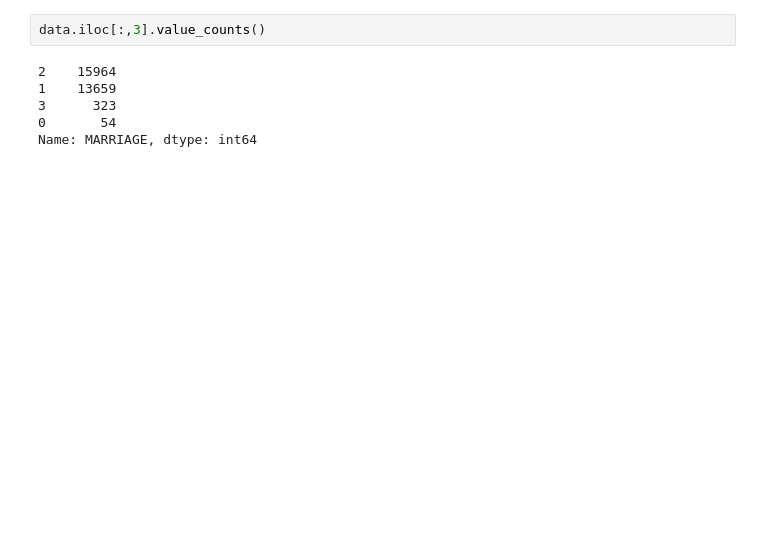
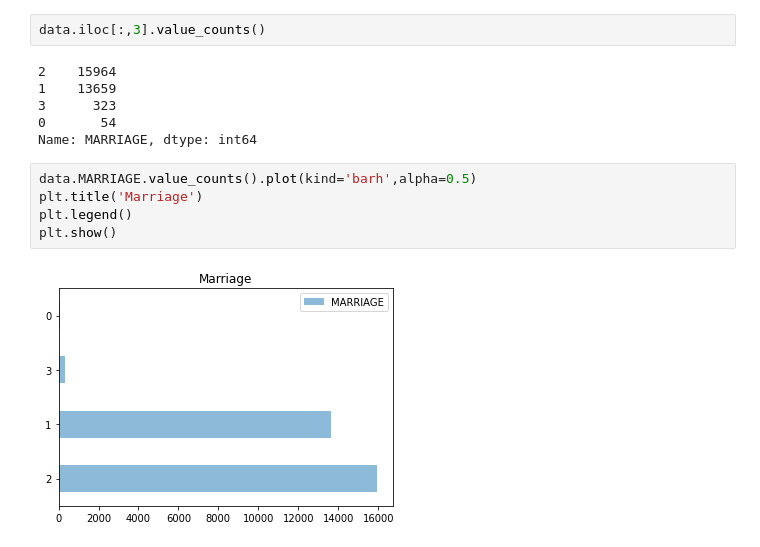
Before and after one commit to christopherfr/trabajofinalml, a Jupyter notebook: Trabajo_final_ML.ipynb, the cells around one changed output. Cells and saved outputs as stored; diff of their text form; blank space fills up the shorter version.

```diff
--- a/Trabajo_final_ML.ipynb
+++ b/Trabajo_final_ML.ipynb
@@ -102,3 +142,10 @@ data.iloc[:,3].value_counts()
 3      323
 0       54
 Name: MARRIAGE, dtype: int64
+# %%
+data.MARRIAGE.value_counts().plot(kind='barh',alpha=0.5)
+plt.title('Marriage')
+plt.legend()
+plt.show()
+# %% [output]
+[figure, added]
```
Also changed, not shown: parts of 10 cells of this notebook.
